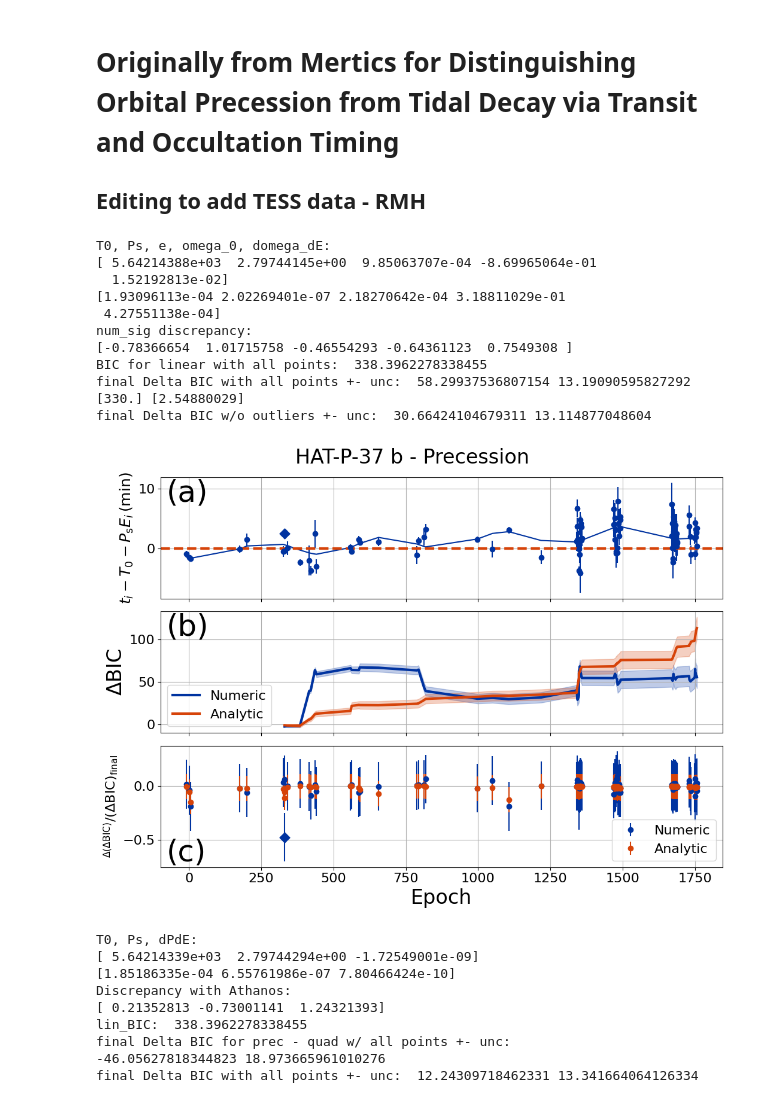
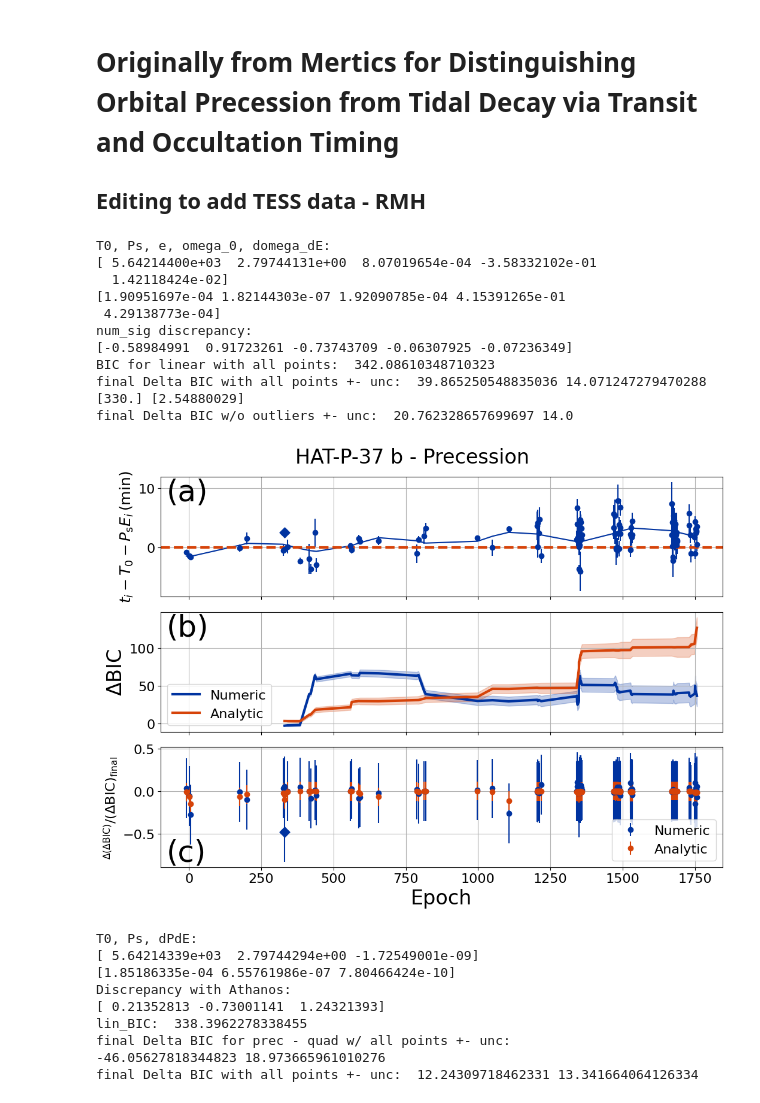
Before and after one commit to BoiseStatePlanetary/HAT-P-37-Transit-Timing-Analysis, a Jupyter notebook: code/HAT-P-37b_Transit_Data.ipynb, the cells around one changed output. Drawn from its saved outputs; the diff is of its cells as text; code cells hidden in the pictures.

Commit message:
figure updates and code restructing

```diff
--- a/code/HAT-P-37b_Transit_Data.ipynb
+++ b/code/HAT-P-37b_Transit_Data.ipynb
@@ -61,7 +61,7 @@ decay_unc = np.sqrt([T0_decay_unc_plus**2 + T0_decay_unc_minus**2,
 # %%
 def pull_all_data():
     # add in tess data
-    t_data = np.genfromtxt("tess_hatp37b_allsector_fits.csv", delimiter=',', names=True, skip_header=1)
+    t_data = np.genfromtxt("tess_hatp37b_allsector_fits_constantEBper.csv", delimiter=',', names=True, usecols=(0, 1, 2))
     t_data["Tm"] -= 2450000.
     # add sectors in numerically
     # tess_sectors = ["41", "53", "54", "55", "80", "82"]
@@ -76,7 +76,7 @@ def pull_all_data():
     filename = "Athano2022_Table6.csv"
     a_data = np.genfromtxt(filename, delimiter=',', names=True)
 
-    name = "best_fit_values_HAT-P-37b.csv"
+    name = "best_fit_values_HAT-P-37b_forNB.csv"
     e_data = np.genfromtxt(name, delimiter=",", names=True, skip_header=4)
     e_data["Tm"] -= 2450000.
 
@@ -113,6 +113,8 @@ unc = np.sqrt(np.diag(pcov))
 saved_popt = popt
 saved_prec_popt = popt
 
+Pa_precession = saved_popt[1]/(1. - 1./2./np.pi*saved_popt[4])
+
 print("T0, Ps, e, omega_0, domega_dE: ")
 print(popt)
 print(unc)
@@ -133,7 +135,7 @@ error_bars = np.sqrt(2.*(len(data['Epoch']) - (num_prec_params + num_lin_params)
 
 print("final Delta BIC with all points +- unc: ", final_Delta_BIC, error_bars)
 
-saved_popt = popt
+# saved_popt = popt
 
 cosw = np.cos(saved_popt[4]*data['Epoch'] + saved_popt[3])
 
@@ -270,42 +272,42 @@ print("final Delta BIC w/o outliers +- unc: ", final_Delta_BIC, error_bars)
 ax1.grid(True)
 ax2.grid(True)
 ax3.grid(True)
 
 ax2.legend(loc='best', fontsize=16)
 ax3.legend(loc='best', fontsize=16)
 
 ax1.tick_params(labelbottom=False, labelsize=16)
 ax2.tick_params(labelbottom=False, labelsize=16)
 ax3.tick_params(labelsize=16)
 
 ax1.set_ylabel(r'$t_i - T_0 - P_{\rm s} E_i\,\left( {\rm min}\right)$', fontsize=18)
 ax2.set_ylabel(r'$\Delta {\rm BIC}$', fontsize=24)
 ax3.set_ylabel(r'$^{\Delta \left( \Delta {\rm BIC} \right)}/{\left( \Delta {\rm BIC} \right)_{\rm final}}$', fontsize=16)
 ax3.set_xlabel("Epoch", fontsize=24)
 
 ax1.text(0.01, 0.8, "(a)", fontsize=36, transform=ax1.transAxes)
 ax2.text(0.01, 0.8, "(b)", fontsize=36, transform=ax2.transAxes)
 ax3.text(0.01, 0.05, "(c)", fontsize=36, transform=ax3.transAxes)
 
 # ax1.set_xlim(1730, 1760)
 # ax3.set_ylim([-0.5, 0.25])
 
 plt.tight_layout()
 plt.show()
 # fig.savefig("../figures/OmniPlot_HAT-P-37b_Precession.jpg", dpi=300, bbox_inches="tight")
 # %% [output]
 T0, Ps, e, omega_0, domega_dE:
-[ 5.64214388e+03  2.79744145e+00  9.85063707e-04 -8.69965064e-01
-  1.52192813e-02]
-[1.93096113e-04 2.02269401e-07 2.18270642e-04 3.18811029e-01
- 4.27551138e-04]
+[ 5.64214400e+03  2.79744131e+00  8.07019654e-04 -3.58332102e-01
+  1.42118424e-02]
+[1.90951697e-04 1.82144303e-07 1.92090785e-04 4.15391265e-01
+ 4.29138773e-04]
 num_sig discrepancy:
-[-0.78366654  1.01715758 -0.46554293 -0.64361123  0.7549308 ]
-BIC for linear with all points:  338.3962278338455
-final Delta BIC with all points +- unc:  58.29937536807154 13.19090595827292
+[-0.58984991  0.91723261 -0.73743709 -0.06307925 -0.07236349]
+BIC for linear with all points:  342.08610348710323
+final Delta BIC with all points +- unc:  39.865250548835036 14.071247279470288
 [330.] [2.54880029]
-final Delta BIC w/o outliers +- unc:  30.66424104679311 13.114877048604
+final Delta BIC w/o outliers +- unc:  20.762328657699697 14.0
-[figure, old version]
+[figure, new version]
 # %%
 num_quad_params = 3.
 num_lin_params = 2.
```
Also changed, not shown: 13 other files.
